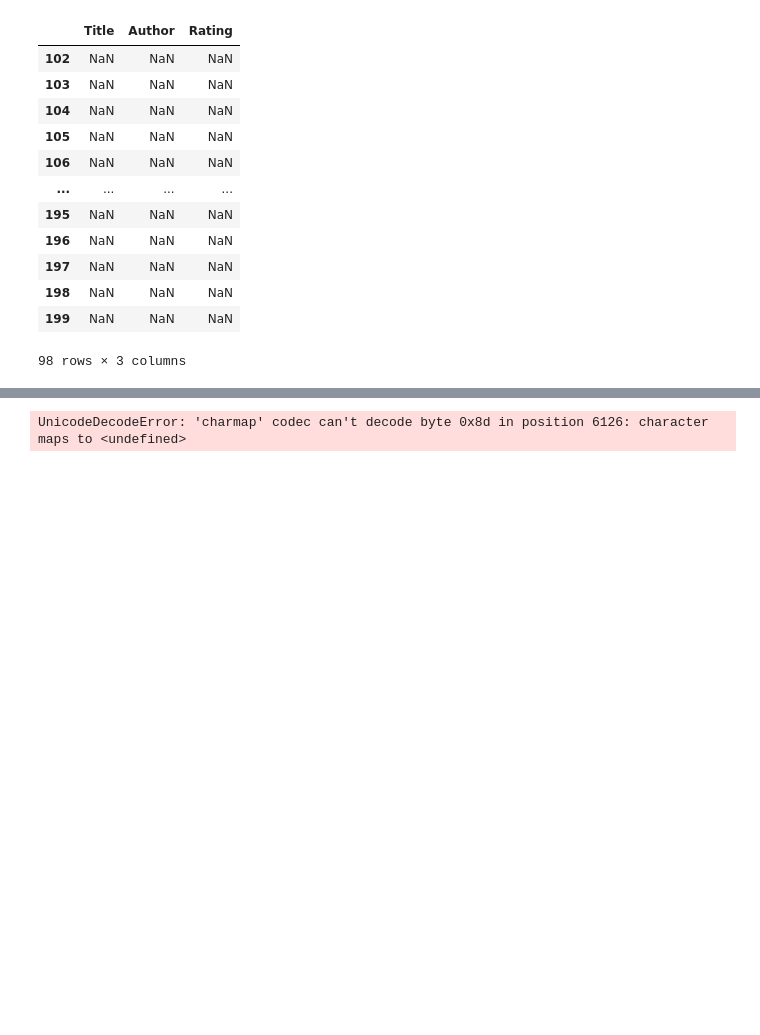
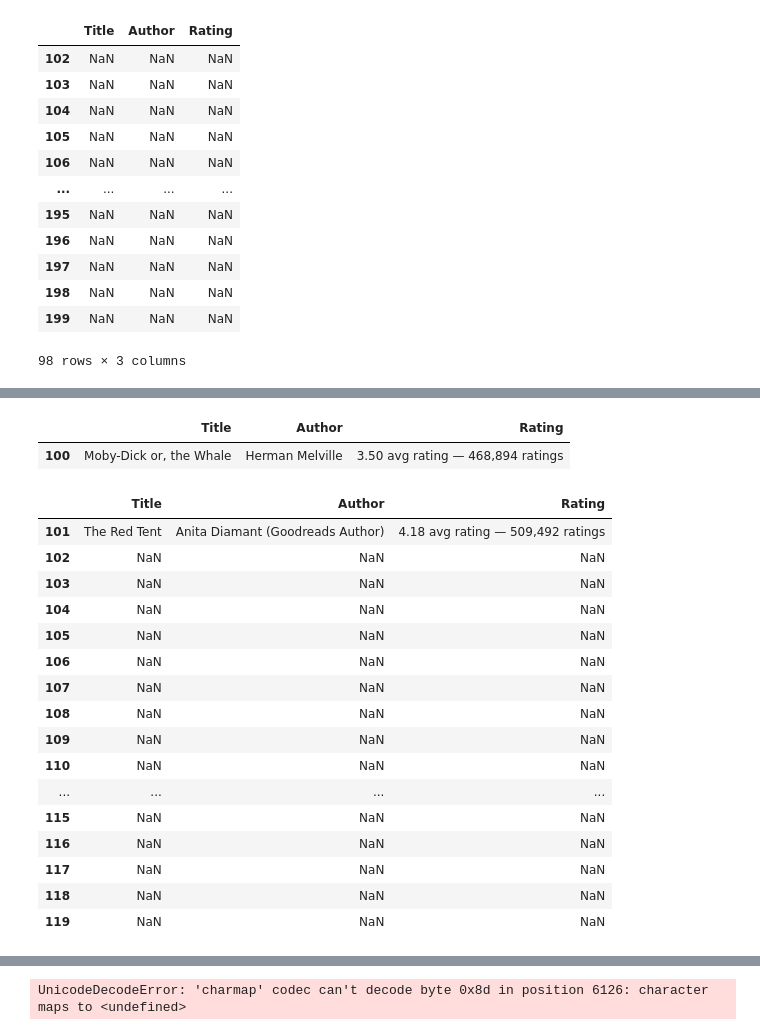
Before and after one commit to noreallyimfine/Bookfinder, a Jupyter notebook: book-titles-1.ipynb, the cells around one changed output, grey strips where cells are left out. Saved outputs shown, nothing was run; the diff lists cells and outputs as text; code cells hidden in the pictures; blank space fills up the shorter version.

```diff
--- a/book-titles-1.ipynb
+++ b/book-titles-1.ipynb
@@ -39,0 +54,25 @@ df[df.Title.isna()]
+# %%
+df.query("Title == 'Moby-Dick or, the Whale'")
+# %% [output]
+|  | Title | Author | Rating |
+| 100 | Moby-Dick or, the Whale | Herman Melville | 3.50 avg rating — 468,894 ratings |
+# %%
+df.iloc[101:120]
+# %% [output]
+|  | Title | Author | Rating |
+| 101 | The Red Tent | Anita Diamant (Goodreads Author) | 4.18 avg rating — 509,492 ratings |
+| 102 | NaN | NaN | NaN |
+| 103 | NaN | NaN | NaN |
+| 104 | NaN | NaN | NaN |
+| 105 | NaN | NaN | NaN |
+| 106 | NaN | NaN | NaN |
+| 107 | NaN | NaN | NaN |
+| 108 | NaN | NaN | NaN |
+| 109 | NaN | NaN | NaN |
+| 110 | NaN | NaN | NaN |
+| ... | ... | ... | ... |
+| 115 | NaN | NaN | NaN |
+| 116 | NaN | NaN | NaN |
+| 117 | NaN | NaN | NaN |
+| 118 | NaN | NaN | NaN |
+| 119 | NaN | NaN | NaN |
```
Also changed, not shown: parts of 15 cells of this notebook.
